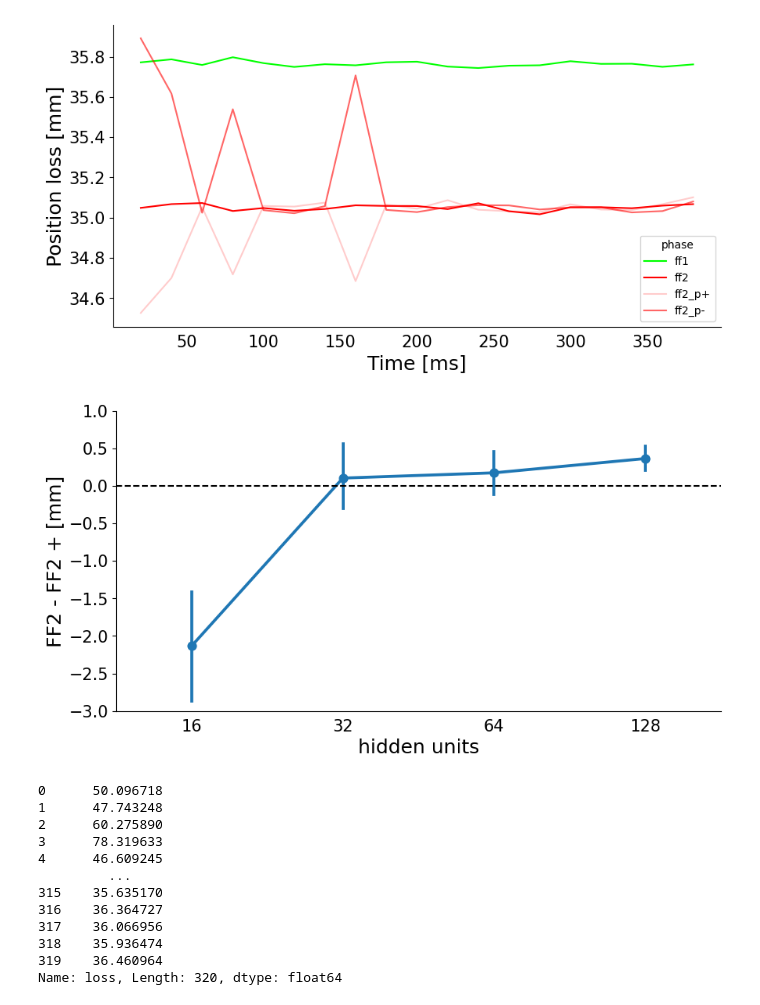
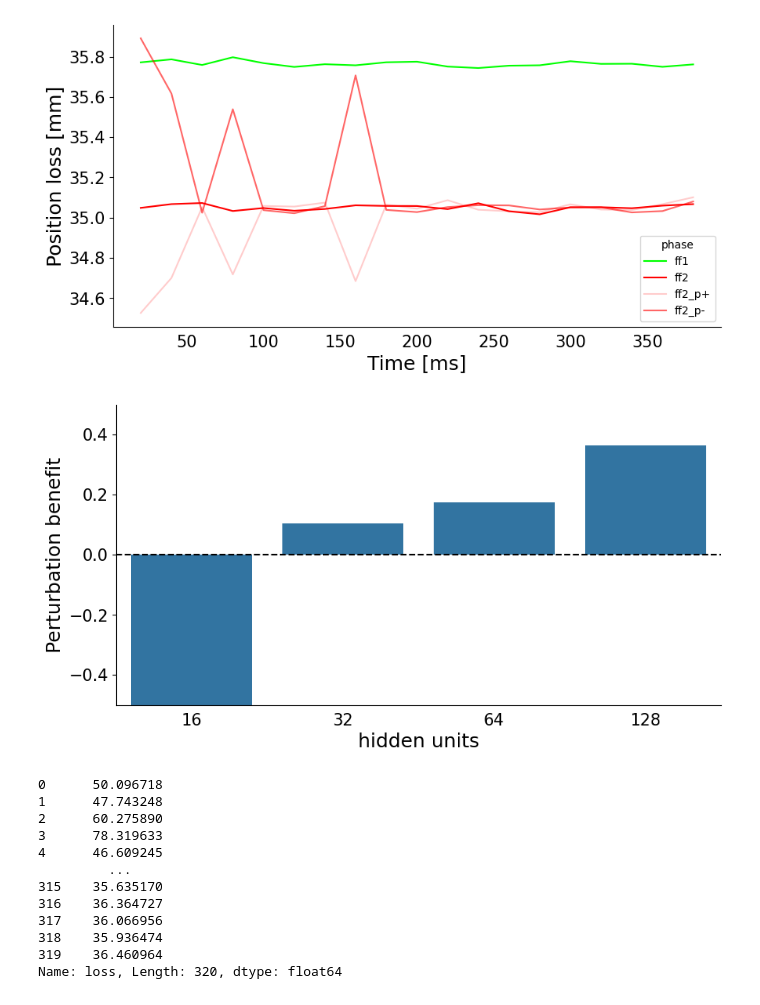
Before and after one commit to mshahbazi1997/MotorSavingModel, a Jupyter notebook: notebooks/perturb_hidden.ipynb, the cells around one changed output. Saved outputs shown, nothing was run; the diff lists cells and outputs as text; code cells hidden in the pictures.

```diff
--- a/notebooks/perturb_hidden.ipynb
+++ b/notebooks/perturb_hidden.ipynb
@@ -144,6 +144,9 @@ fig.savefig(os.path.join(save_fig,'perturb_time.pdf'),dpi=300,bbox_inches='tight
 [figure]
 # %%
 #%matplotlib widget
+
+
+
 T = pd.read_csv(base_dir+'/perturb_hidden.csv')
 #T = T[~T['phase'].isin(['ff1','ff2_p-'])]
 
@@ -153,37 +156,37 @@ ff2_p_data = T[T['phase'] == 'ff2_p+']
 
 merged_data = pd.merge(ff2_data, ff2_p_data, on='size', suffixes=('_ff2', '_ff2_p'))
 # Calculate the difference in 'loss'
 merged_data['loss_difference'] = merged_data['loss_ff2'] - merged_data['loss_ff2_p']
 
 # Plotting
 fig, ax = plt.subplots(1, 1, figsize=(10, 5))
-sb.pointplot(x='size', y='loss_difference', data=merged_data, ax=ax)
+sb.barplot(x='size', y='loss_difference', data=merged_data, ax=ax,errorbar=None)
 
 ax.axhline(0, color='black', linestyle='--')
 
 #ax.set_ylim([33,37])
-ax.set_ylim([-3, 1])
+ax.set_ylim([-0.5, 0.5])
 
 
 ax.spines['top'].set_visible(False)
 ax.spines['right'].set_visible(False)
 
 
 #ax.set_xticklabels([])
 #ax.set_yticklabels([])
 
 ax.xaxis.set_tick_params(labelsize=fontsize_tick)
 ax.yaxis.set_tick_params(labelsize=fontsize_tick)
 
 ax.tick_params(bottom = False)
 ax.set_xlabel('hidden units', fontsize = fontsize_label)
-ax.set_ylabel('FF2 - FF2 + [mm]', fontsize = fontsize_label)
+ax.set_ylabel('Perturbation benefit', fontsize = fontsize_label)
 
 plt.show()
 
 fig.savefig(os.path.join(save_fig,'p+ben.pdf'),dpi=300,bbox_inches='tight')
 # %% [output]
-[figure, old version]
+[figure, new version]
 # %%
 
 
```
Also changed, not shown: parts of 1 cell of this notebook, 2 other files.
